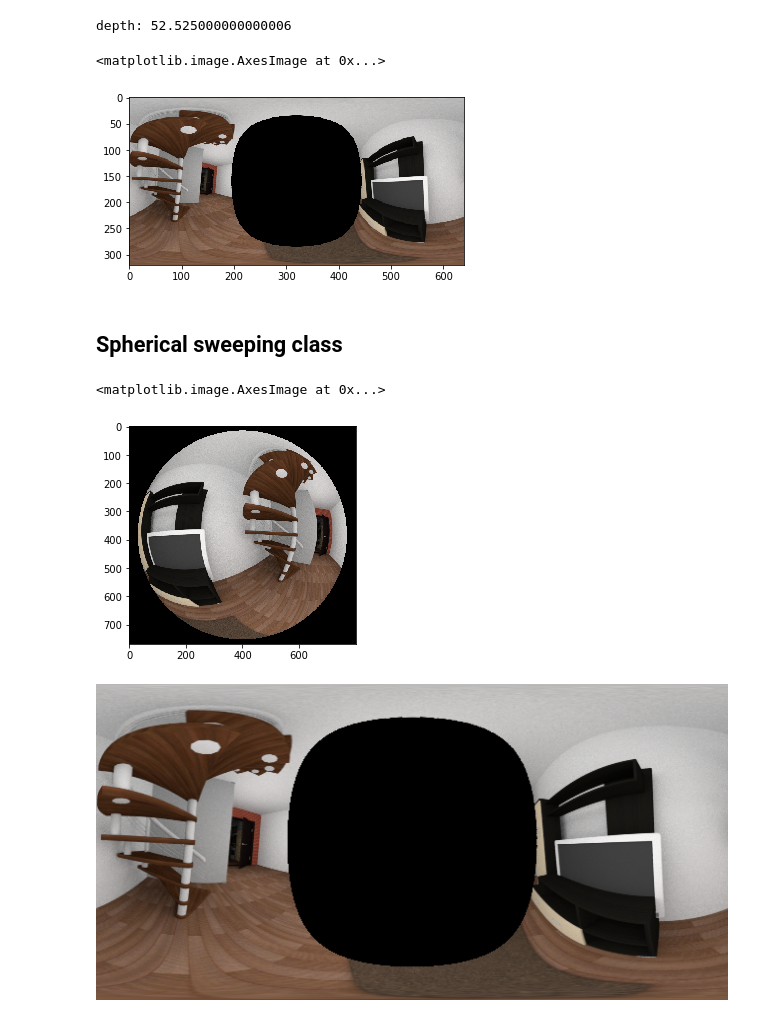
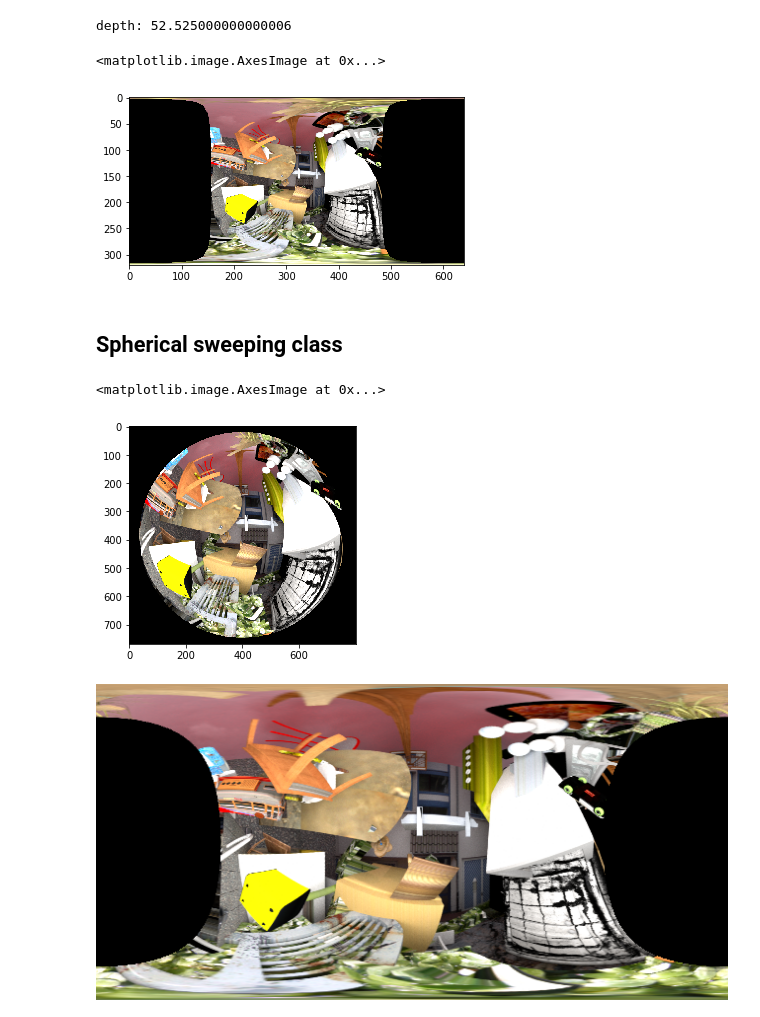
Before and after one commit to matsuren/omnimvs_pytorch, a Jupyter notebook: notebook/visualize_datasets.ipynb, the cells around one changed output. Saved outputs shown, nothing was run; the diff lists cells and outputs as text; code cells hidden in the pictures.

```diff
--- a/notebook/visualize_datasets.ipynb
+++ b/notebook/visualize_datasets.ipynb
@@ -60,7 +60,8 @@ def spherical_grid(h, w):
 ## Change file name
 Some filenames are f'{i:04}.png', but almost all are f'{i:05}.png'
 # %%
-root_dir = '../datasets/omnihouse'
+root_dir = '../datasets/omnithings/'
+# root_dir = '../datasets/omnihouse'
 # root_dir = '../datasets/urban/sunny'
 
 from glob import glob
@@ -389,5 +390,5 @@ min:0.00, max:17.89, mean:3.42, median:3.01
 # %%
-cam_id = 2# camera index
+cam_id = 0# camera index
 # %%
 # sphere projection from rig center
 h, w = depth.shape[:2]
@@ -444,27 +445,27 @@ print('depth:',depth)
 # %% [output]
 depth: 52.525000000000006
 # %%
-depth_value = 100
+depth_value = 0.6
 # spherical sweeping from rig center
 h, w = 320, 640
 phi_xy, theta_xy  = spherical_grid(h, w)
 
 pts = np.stack([np.sin(phi_xy)*np.cos(theta_xy), np.sin(theta_xy), np.cos(phi_xy)*np.cos(theta_xy)], axis=2)
 # points from rig center
 pts = pts.reshape(-1, 3)*depth_value
 pts += center
 
 # add color from camera
 # pt_c = T_cw*pt_w
 pts_c = Tcw[cam_id][:3,:3].dot(pts.T)+Tcw[cam_id][:3, 3:4]
 mapx, mapy = ocams[cam_id].world2cam(pts_c)
 mapx = mapx.reshape(h, w)
 mapy = mapy.reshape(h, w)
 out = cv2.remap(imgs[cam_id], mapx, mapy,cv2.INTER_LINEAR)/255
 plt.imshow(out)
 # %% [output]
 <matplotlib.image.AxesImage at 0x...>
-[figure, old version]
+[figure, new version]
 # %% [markdown]
 ## Spherical sweeping class
 # %%
@@ -553,7 +554,7 @@ tensor = ToTensor(imgs[cam_id].copy())
 plt.imshow(ToPIL(tensor))
 # %% [output]
 <matplotlib.image.AxesImage at 0x...>
-[figure, old version]
+[figure, new version]
 # %%
 depth_value = 10
 grid = sweep.get_grid(cam_id, depth_value)
@@ -561,4 +562,4 @@ grid = sweep.get_grid(cam_id, depth_value)
 out = F.grid_sample(tensor.unsqueeze(0), grid.unsqueeze(0), align_corners=False)
 ToPIL(out[0])
 # %% [output]
-[figure, old version]
+[figure, new version]
```
Also changed, not shown: parts of 12 cells of this notebook, 2 other files.
